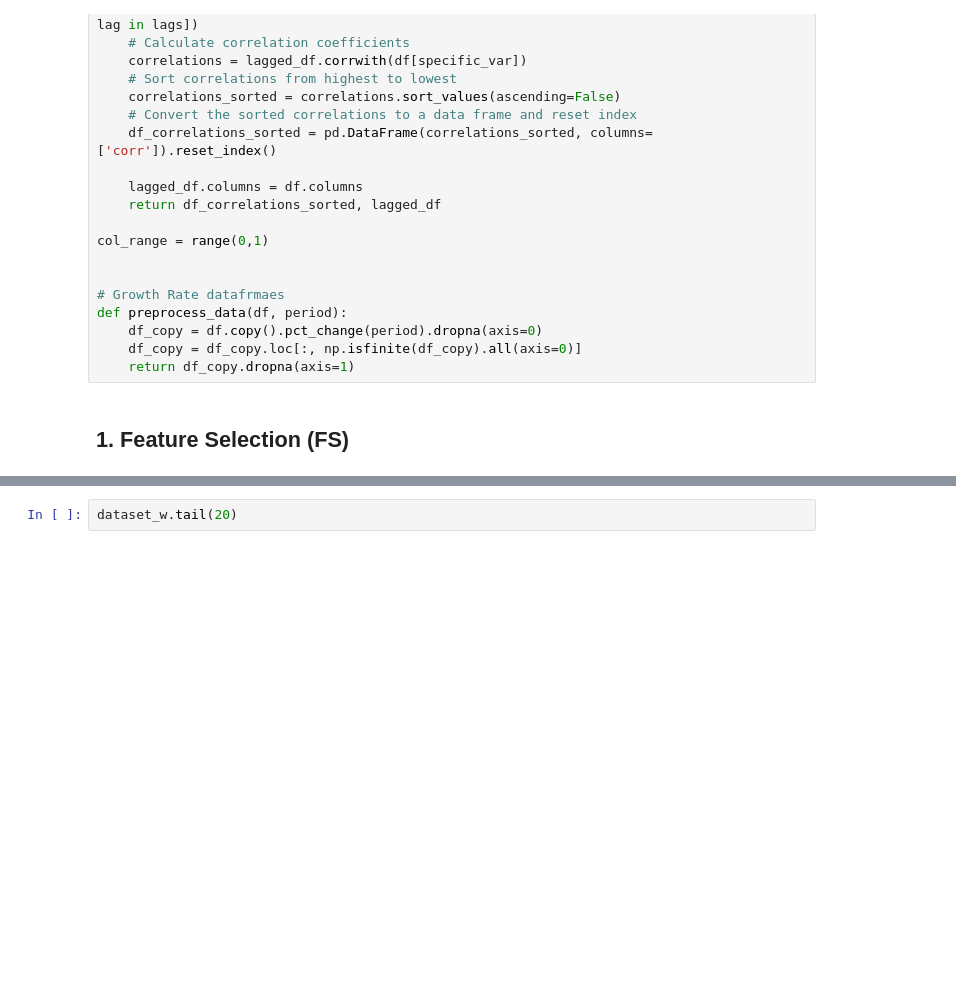
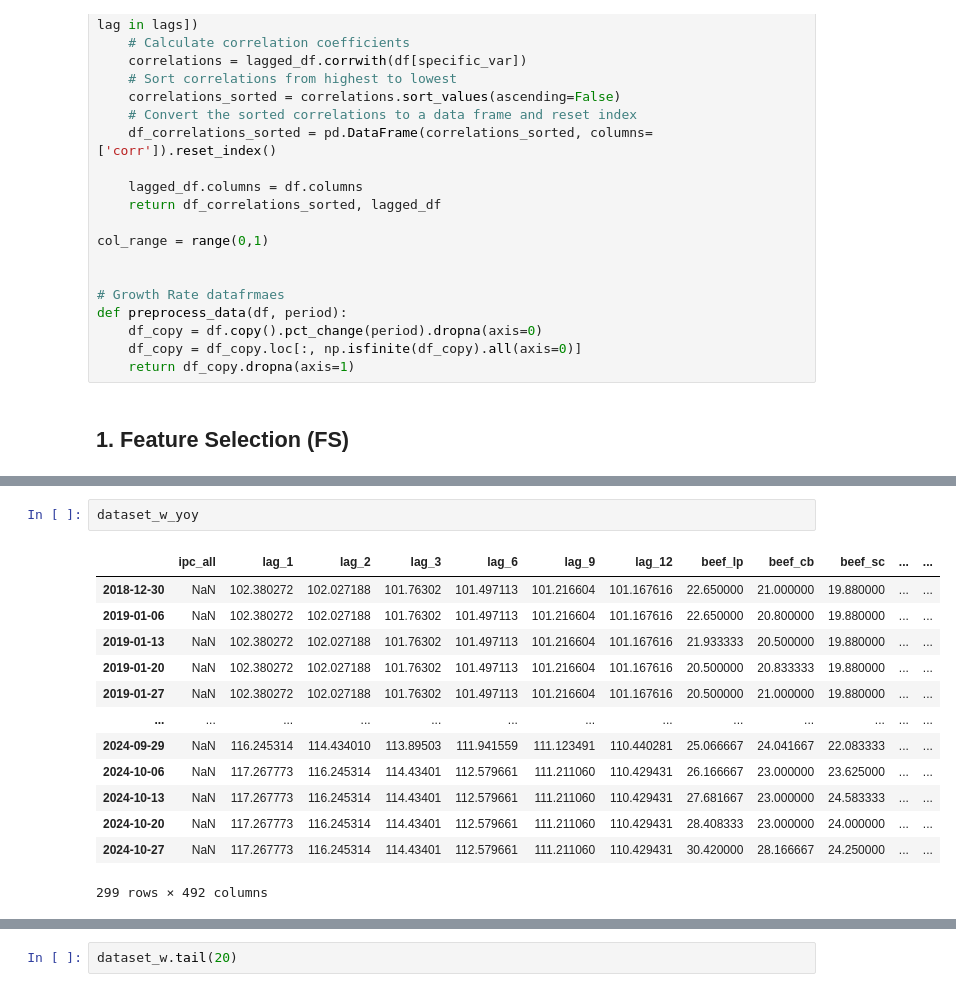
Before and after one commit to osmarbolivar/High-Freq-Inflation-Forecast-2SML, a Jupyter notebook: Feature_Selection.ipynb, the cells around one changed output, grey strips where cells are left out. Saved outputs shown, nothing was run; the diff lists cells and outputs as text; blank space fills up the shorter version.

```diff
--- a/Feature_Selection.ipynb
+++ b/Feature_Selection.ipynb
@@ -61,0 +60,16 @@ dataset_m.tail(20)
+# %%
+dataset_w_yoy
+# %% [output]
+|  | ipc_all | lag_1 | lag_2 | lag_3 | lag_6 | lag_9 | lag_12 | beef_lp | beef_cb | beef_sc | ... | ... |
+| 2018-12-30 | NaN | 102.380272 | 102.027188 | 101.76302 | 101.497113 | 101.216604 | 101.167616 | 22.650000 | 21.000000 | 19.880000 | ... | ... |
+| 2019-01-06 | NaN | 102.380272 | 102.027188 | 101.76302 | 101.497113 | 101.216604 | 101.167616 | 22.650000 | 20.800000 | 19.880000 | ... | ... |
+| 2019-01-13 | NaN | 102.380272 | 102.027188 | 101.76302 | 101.497113 | 101.216604 | 101.167616 | 21.933333 | 20.500000 | 19.880000 | ... | ... |
+| 2019-01-20 | NaN | 102.380272 | 102.027188 | 101.76302 | 101.497113 | 101.216604 | 101.167616 | 20.500000 | 20.833333 | 19.880000 | ... | ... |
+| 2019-01-27 | NaN | 102.380272 | 102.027188 | 101.76302 | 101.497113 | 101.216604 | 101.167616 | 20.500000 | 21.000000 | 19.880000 | ... | ... |
+| ... | ... | ... | ... | ... | ... | ... | ... | ... | ... | ... | ... | ... |
+| 2024-09-29 | NaN | 116.245314 | 114.434010 | 113.89503 | 111.941559 | 111.123491 | 110.440281 | 25.066667 | 24.041667 | 22.083333 | ... | ... |
+| 2024-10-06 | NaN | 117.267773 | 116.245314 | 114.43401 | 112.579661 | 111.211060 | 110.429431 | 26.166667 | 23.000000 | 23.625000 | ... | ... |
+| 2024-10-13 | NaN | 117.267773 | 116.245314 | 114.43401 | 112.579661 | 111.211060 | 110.429431 | 27.681667 | 23.000000 | 24.583333 | ... | ... |
+| 2024-10-20 | NaN | 117.267773 | 116.245314 | 114.43401 | 112.579661 | 111.211060 | 110.429431 | 28.408333 | 23.000000 | 24.000000 | ... | ... |
+| 2024-10-27 | NaN | 117.267773 | 116.245314 | 114.43401 | 112.579661 | 111.211060 | 110.429431 | 30.420000 | 28.166667 | 24.250000 | ... | ... |
+299 rows × 492 columns
```
Also changed, not shown: parts of 4 cells of this notebook, 1 other file.
